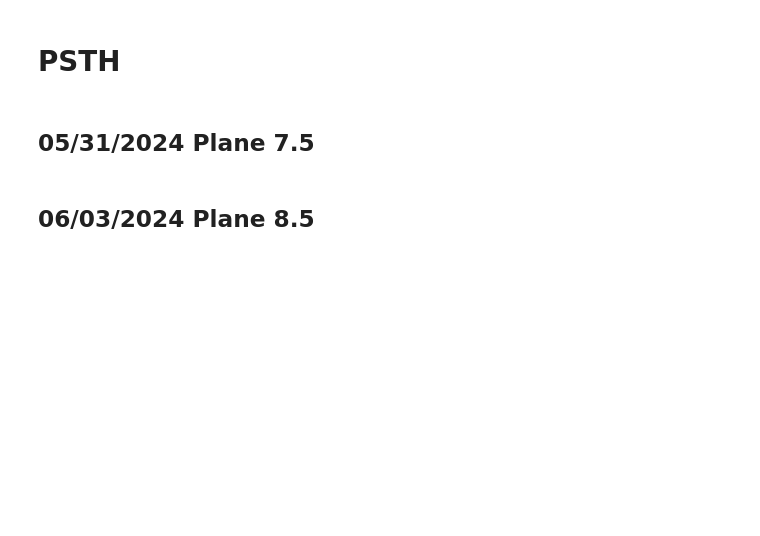
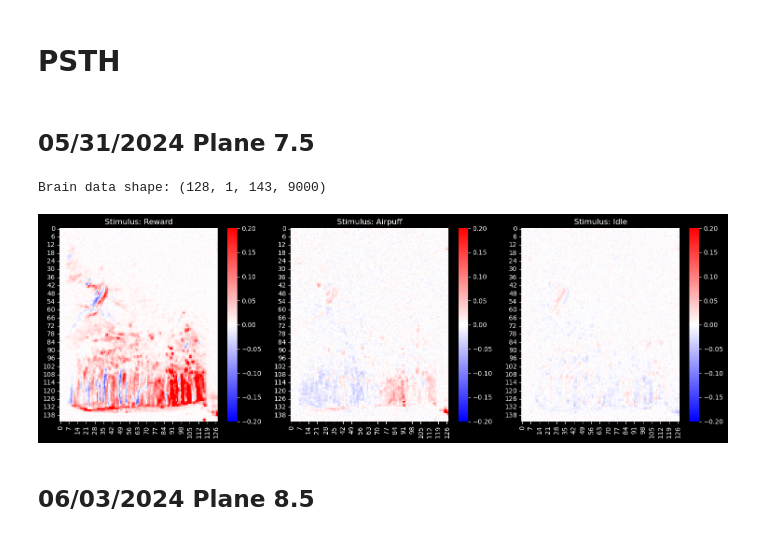
Before and after one commit to yibeichan/fUSi-workflow, a Jupyter notebook: code/082124_updates.ipynb, the cells around one changed output. Saved outputs shown, nothing was run; the diff lists cells and outputs as text; code cells hidden in the pictures; blank space fills up the shorter version.

Commit message:
add plots

```diff
--- a/code/082124_updates.ipynb
+++ b/code/082124_updates.ipynb
@@ -188,10 +182,13 @@ def psth(data_dir, brain_filename, event_filename):
 ## 05/31/2024 Plane 7.5
 # %%
 data_dir = os.path.join(task_dir, 'Grouper_0531_7.5')
-brain_filename = 'Grouper_audiocue_053124_fus2D.2Dscan_2_fus2D.source.nii'
+brain_filename = 'Grouper_audiocue_053124_corrected3.nii.gz'
 event_filename = 'mldata.mat'
 
 psth(data_dir, brain_filename, event_filename)
+# %% [output]
+Brain data shape: (128, 1, 143, 9000)
+[figure, added]
 # %% [markdown]
 ## 06/03/2024 Plane 8.5
 # %%
```
Also changed, not shown: parts of 5 cells of this notebook.
